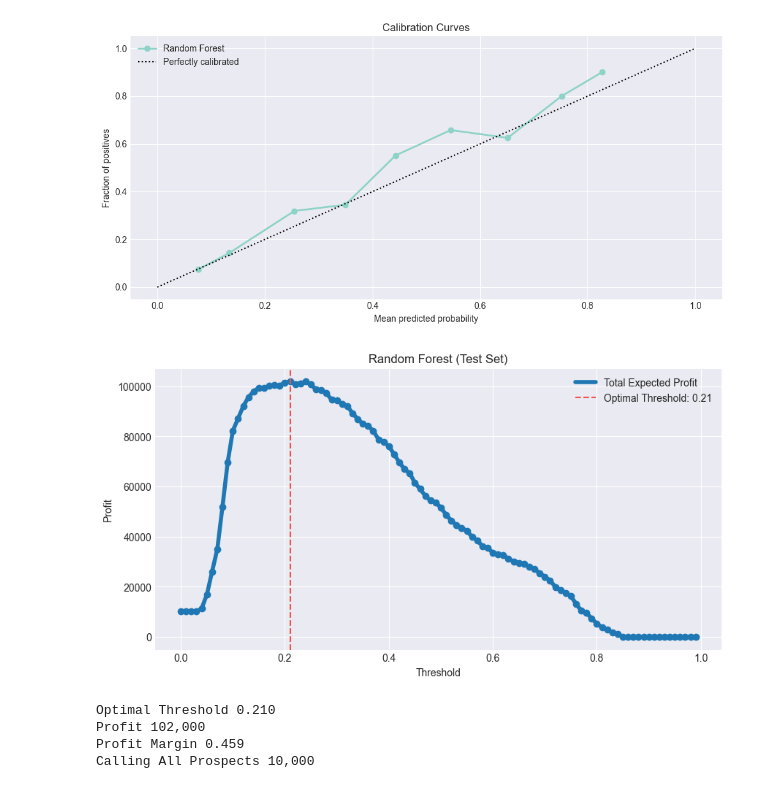
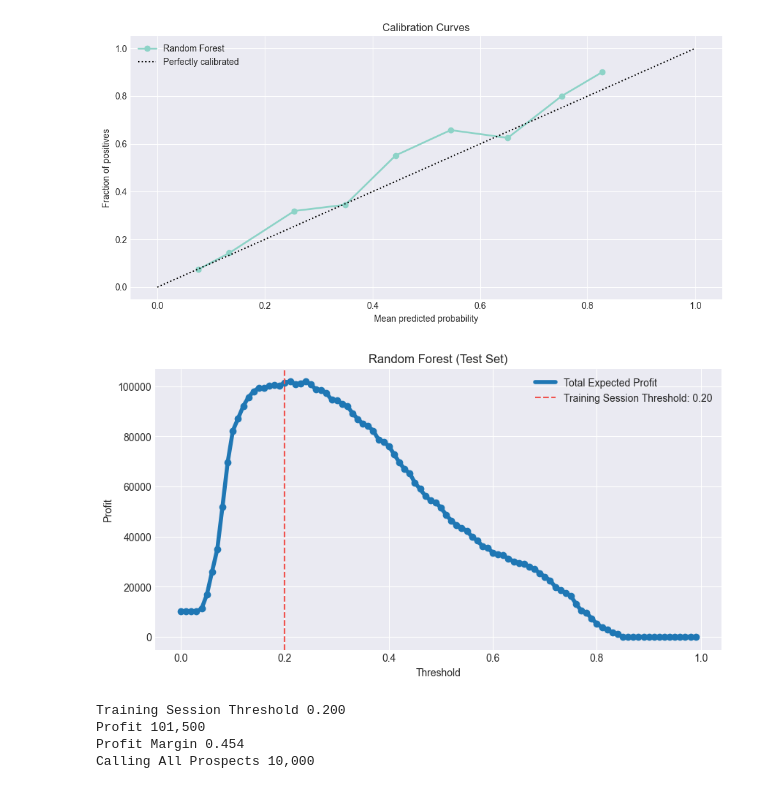
Before and after one commit to vanesterik/mads-telemarketing-assigment, a Jupyter notebook: notebooks/2.0-kve-predictive-modelling.ipynb, the cells around one changed output. Saved outputs shown, nothing was run; the diff lists cells and outputs as text; code cells hidden in the pictures.

```diff
--- a/notebooks/2.0-kve-predictive-modelling.ipynb
+++ b/notebooks/2.0-kve-predictive-modelling.ipynb
@@ -452,35 +454,37 @@ plt.show()
 # %%
 (
     thresholds,
     profits,
     optimal_threshold,
     profit,
     profit_margin,
+    profit_index,
 ) = calculate_profit_thresholds(
     y_test,
     y_prob,
     cost_per_call=100,
     revenue_per_success=400,
+    profit_index=metrics[selected_model_name][5], # Profit index
 )
 
 fig, ax = plt.subplots(figsize=(10, 5))
 
 plot_profit_thresholds(
     profits,
     thresholds,
     optimal_threshold,
     ax=ax,
     model_name=f"{selected_model_name} (Test Set)",
 )
 plt.show()
 
-print("Optimal Threshold", f"{optimal_threshold:.3f}")
+print("Training Session Threshold", f"{optimal_threshold:.3f}")
 print("Profit", f"{profit:,}")
 print("Profit Margin", f"{profit_margin:.3f}")
 print("Calling All Prospects", f"{profits[0]:,}")
 # %% [output]
-[figure, old version]
+[figure, new version]
-Optimal Threshold 0.210
-Profit 102,000
-Profit Margin 0.459
+Training Session Threshold 0.200
+Profit 101,500
+Profit Margin 0.454
 Calling All Prospects 10,000
```
Also changed, not shown: parts of 2 cells of this notebook, 10 other files.
